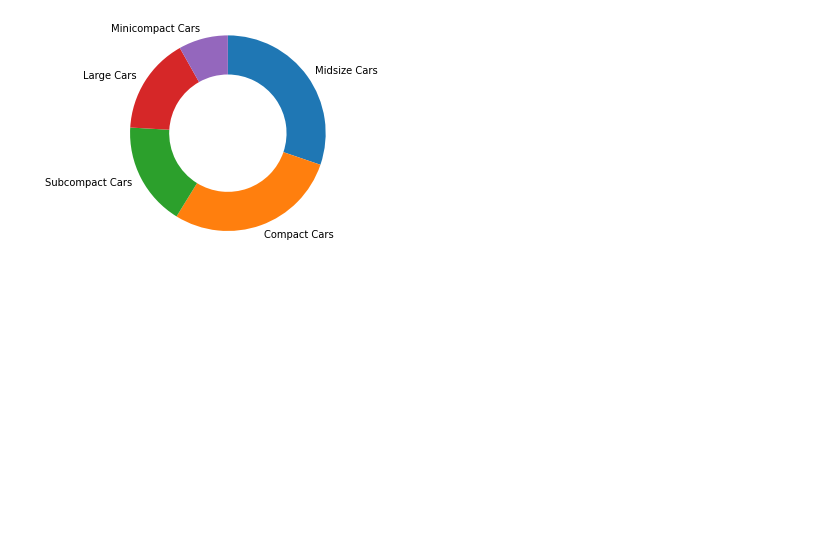
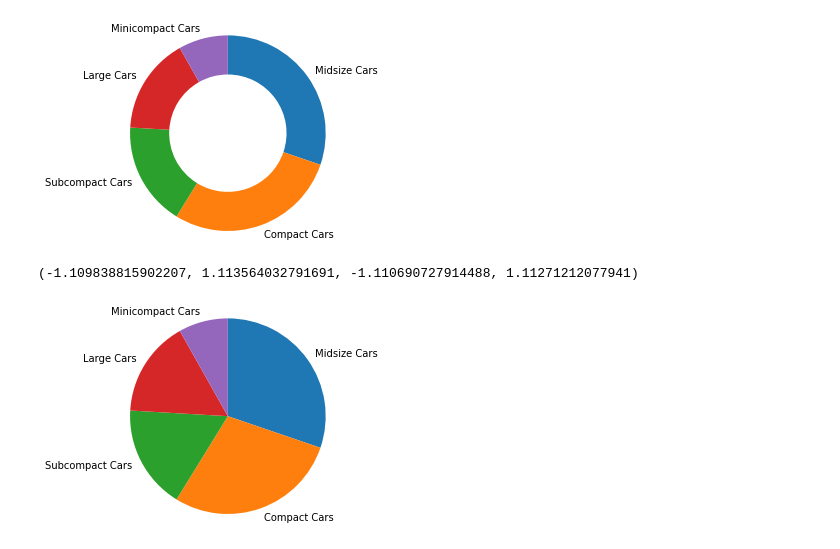
Before and after one commit to Gingercapo/Fuel_Economy, a Jupyter notebook: fuel_Economic.ipynb, the cells around one changed output. Drawn from its saved outputs; the diff is of its cells as text; code cells hidden in the pictures; blank space fills up the shorter version.

```diff
--- a/fuel_Economic.ipynb
+++ b/fuel_Economic.ipynb
@@ -352,3 +352,14 @@ plt.axis('square')
 # %% [output]
 (-1.109838815902207, 1.113564032791691, -1.110690727914488, 1.11271212077941)
 [figure]
+# %%
+# Use the same pokemon dataset
+sorted_counts = df['VClass'].value_counts()
+plt.pie(sorted_counts, labels = sorted_counts.index, startangle = 90, counterclock = False);
+# We have the used option `Square`.
+# Though, you can use either one specified here
+#  https://matplotlib.org/api/_as_gen/matplotlib.pyplot.axis.html?highlight=pyplot%20axis#matplotlib-pyplot-axis
+plt.axis('square')
+# %% [output]
+(-1.109838815902207, 1.113564032791691, -1.110690727914488, 1.11271212077941)
+[figure, added]
```
Also changed, not shown: parts of 2 cells of this notebook.
